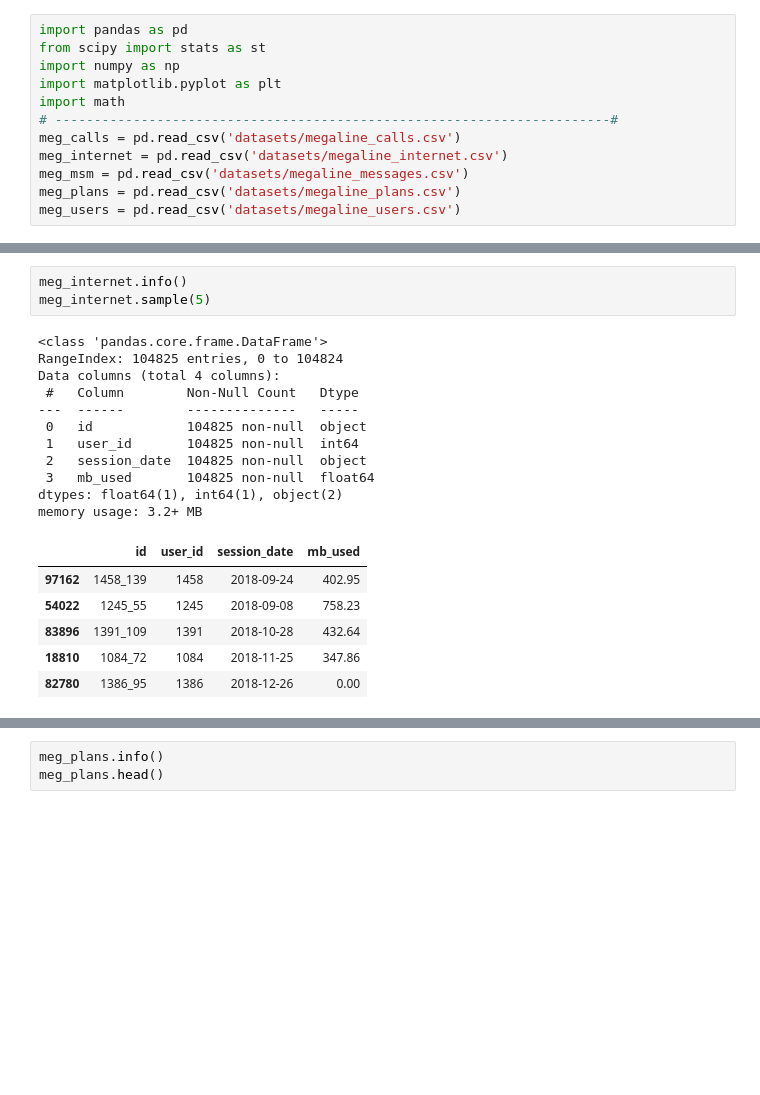
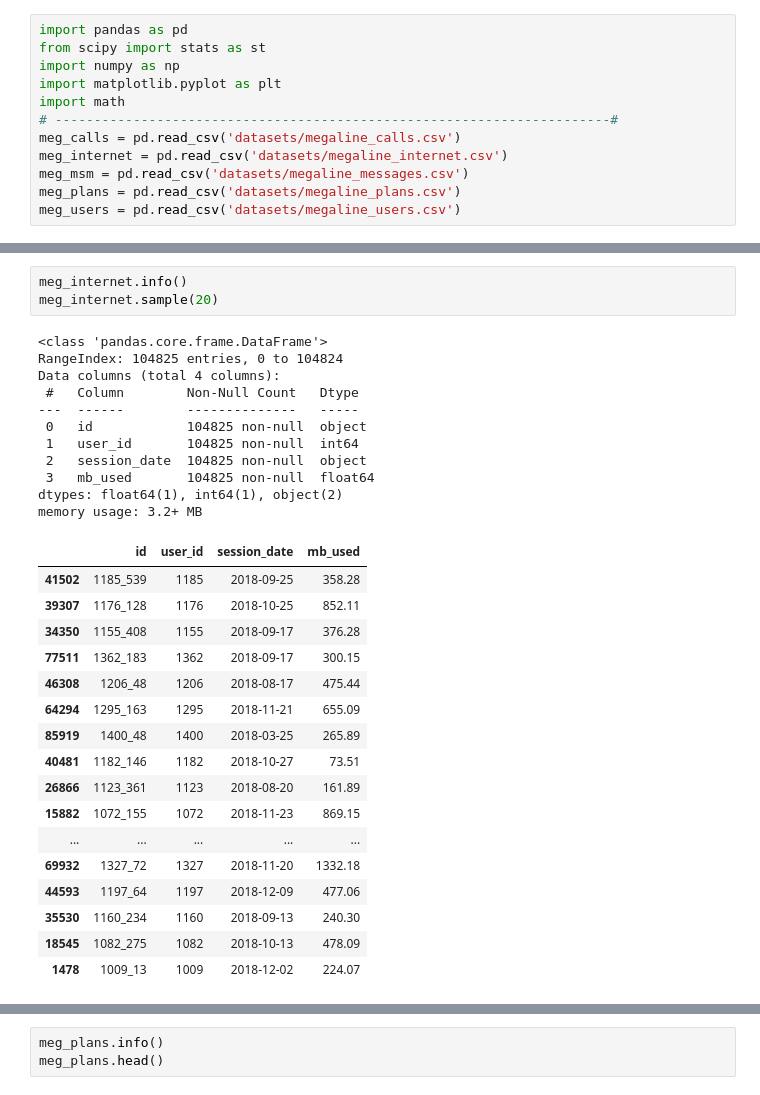
Before and after one commit to EladioVG/Project_1, a Jupyter notebook: Proyecto tecnico_v1(sin terminar).ipynb, the cells around one changed output, grey strips where cells are left out. Cells and saved outputs as stored; diff of their text form; blank space fills up the shorter version.

```diff
--- a/Proyecto tecnico 1.ipynb
+++ b/Proyecto tecnico_v1(sin terminar).ipynb
@@ -77,23 +88,34 @@ memory usage: 4.2+ MB
 # %%
 meg_internet.info()
-meg_internet.sample(5)
+meg_internet.sample(20)
 # %% [output]
 <class 'pandas.core.frame.DataFrame'>
 RangeIndex: 104825 entries, 0 to 104824
 Data columns (total 4 columns):
  #   Column        Non-Null Count   Dtype
 ---  ------        --------------   -----
  0   id            104825 non-null  object
  1   user_id       104825 non-null  int64
  2   session_date  104825 non-null  object
  3   mb_used       104825 non-null  float64
 dtypes: float64(1), int64(1), object(2)
 memory usage: 3.2+ MB
 |  | id | user_id | session_date | mb_used |
-| 97162 | 1458_139 | 1458 | 2018-09-24 | 402.95 |
-| 54022 | 1245_55 | 1245 | 2018-09-08 | 758.23 |
-| 83896 | 1391_109 | 1391 | 2018-10-28 | 432.64 |
-| 18810 | 1084_72 | 1084 | 2018-11-25 | 347.86 |
-| 82780 | 1386_95 | 1386 | 2018-12-26 | 0.00 |
+| 41502 | 1185_539 | 1185 | 2018-09-25 | 358.28 |
+| 39307 | 1176_128 | 1176 | 2018-10-25 | 852.11 |
+| 34350 | 1155_408 | 1155 | 2018-09-17 | 376.28 |
+| 77511 | 1362_183 | 1362 | 2018-09-17 | 300.15 |
+| 46308 | 1206_48 | 1206 | 2018-08-17 | 475.44 |
+| 64294 | 1295_163 | 1295 | 2018-11-21 | 655.09 |
+| 85919 | 1400_48 | 1400 | 2018-03-25 | 265.89 |
+| 40481 | 1182_146 | 1182 | 2018-10-27 | 73.51 |
+| 26866 | 1123_361 | 1123 | 2018-08-20 | 161.89 |
+| 15882 | 1072_155 | 1072 | 2018-11-23 | 869.15 |
+| ... | ... | ... | ... | ... |
+| 69932 | 1327_72 | 1327 | 2018-11-20 | 1332.18 |
+| 44593 | 1197_64 | 1197 | 2018-12-09 | 477.06 |
+| 35530 | 1160_234 | 1160 | 2018-09-13 | 240.30 |
+| 18545 | 1082_275 | 1082 | 2018-10-13 | 478.09 |
+| 1478 | 1009_13 | 1009 | 2018-12-02 | 224.07 |
 # %%
 meg_msm.info()
```
Also changed, not shown: parts of 42 cells of this notebook, 2 other files.
